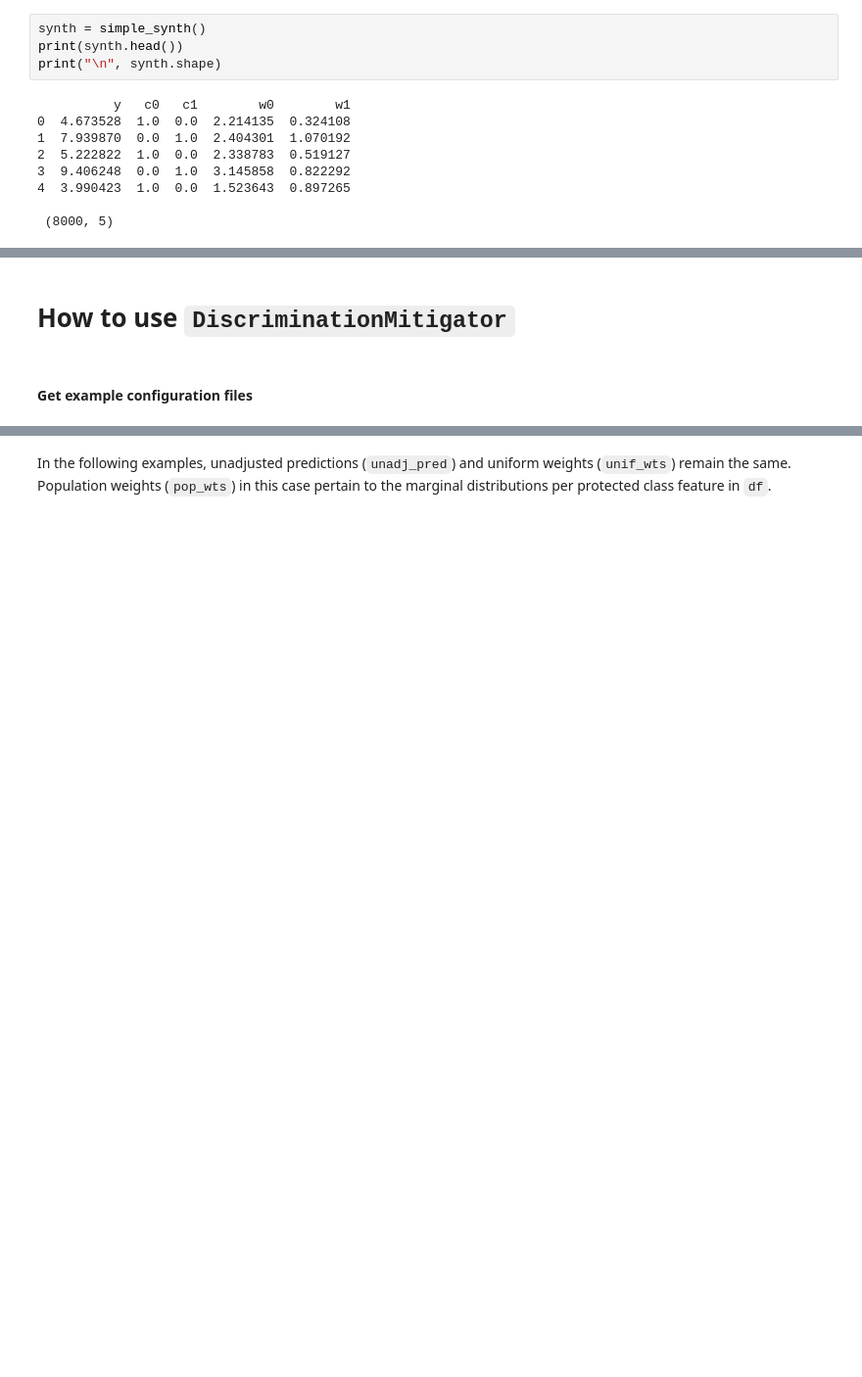
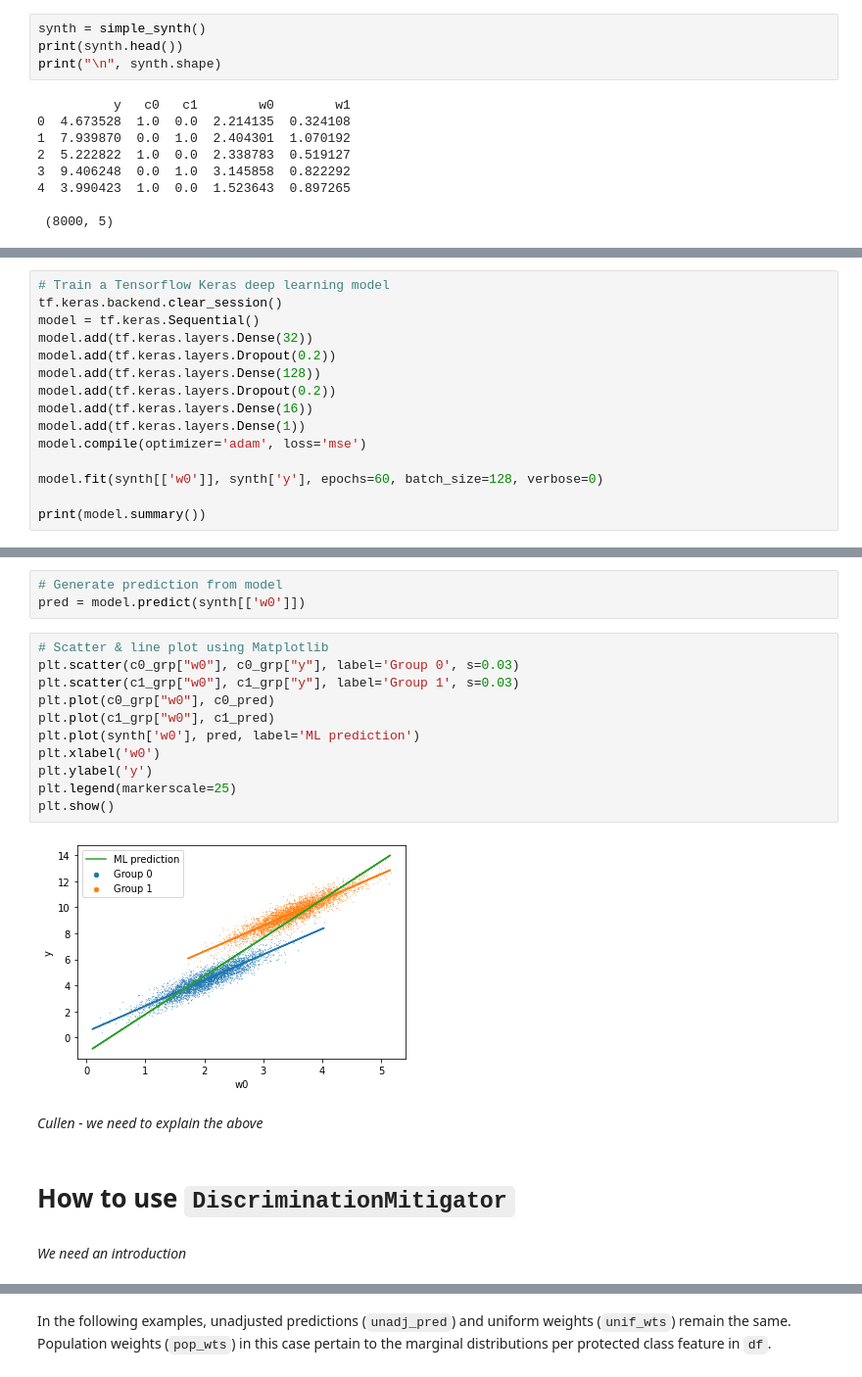
Before and after one commit to kingjosephm/DiscriminationMitigation, a Jupyter notebook: Example.ipynb, the cells around one changed output, grey strips where cells are left out. Shown at 98% size. Drawn from its saved outputs; the diff is of its cells as text; blank space fills up the shorter version.

```diff
--- a/Example.ipynb
+++ b/Example.ipynb
@@ -71,0 +73,15 @@ plt.show()
+# %%
+# Train a Tensorflow Keras deep learning model
+tf.keras.backend.clear_session()
+model = tf.keras.Sequential()
+model.add(tf.keras.layers.Dense(32))
+model.add(tf.keras.layers.Dropout(0.2))
+model.add(tf.keras.layers.Dense(128))
+model.add(tf.keras.layers.Dropout(0.2))
+model.add(tf.keras.layers.Dense(16))
+model.add(tf.keras.layers.Dense(1))
+model.compile(optimizer='adam', loss='mse')
+
+model.fit(synth[['w0']], synth['y'], epochs=60, batch_size=128, verbose=0)
+
+print(model.summary())
@@ -72,4 +106,22 @@ plt.show()
+# %%
+# Generate prediction from model
+pred = model.predict(synth[['w0']])
+# %%
+# Scatter & line plot using Matplotlib
+plt.scatter(c0_grp["w0"], c0_grp["y"], label='Group 0', s=0.03)
+plt.scatter(c1_grp["w0"], c1_grp["y"], label='Group 1', s=0.03)
+plt.plot(c0_grp["w0"], c0_pred)
+plt.plot(c1_grp["w0"], c1_pred)
+plt.plot(synth['w0'], pred, label='ML prediction')
+plt.xlabel('w0')
+plt.ylabel('y')
+plt.legend(markerscale=25)
+plt.show()
+# %% [output]
+[figure, added]
+# %% [markdown]
+*Cullen - we need to explain the above*
 # %% [markdown]
 # How to use `DiscriminationMitigator`
-# %% [markdown]
-#### Get example configuration files
+# %% [markdown]
+*We need an introduction*
```
Also changed, not shown: parts of 30 cells of this notebook, 3 other files.
